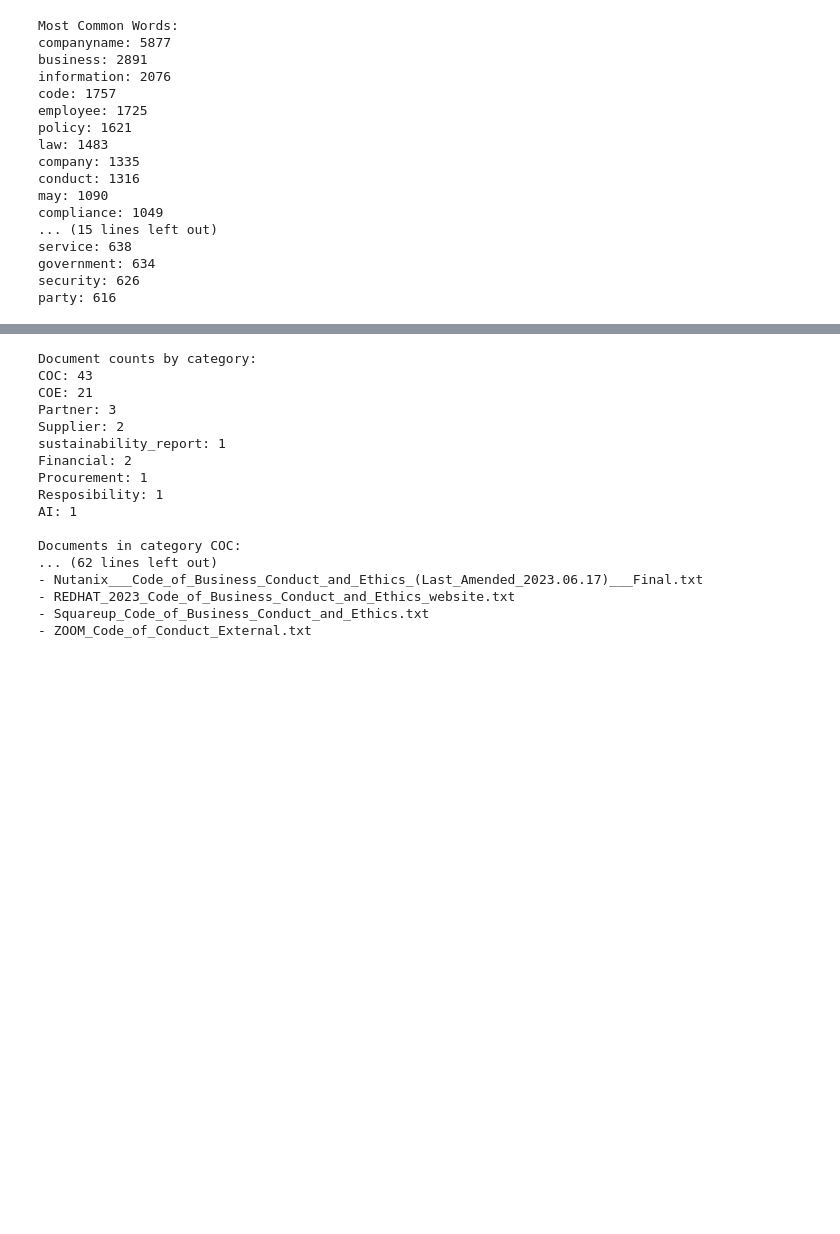
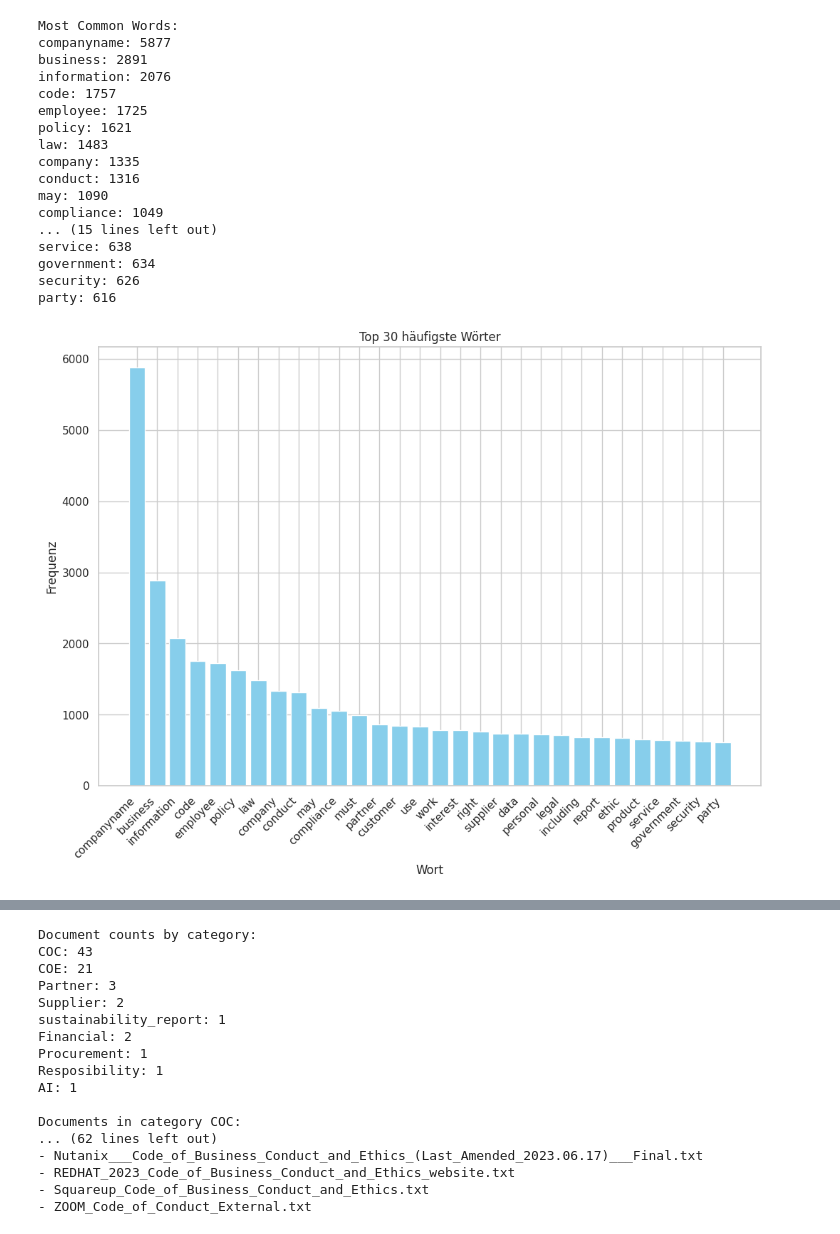
Before and after one commit to chrrei/cme-analysis, a Jupyter notebook: cme_analysis.ipynb, the cells around one changed output, grey strips where cells are left out. Saved outputs shown, nothing was run; the diff lists cells and outputs as text; code cells hidden in the pictures; blank space fills up the shorter version.

```diff
--- a/cme_analysis.ipynb
+++ b/cme_analysis.ipynb
@@ -184,4 +184,18 @@ service: 638
 government: 634
 security: 626
 party: 616
+# %%
+# Bar chart für wörterfrequenzen
+words, frequencies = zip(*common_words)
+
+plt.figure(figsize=(12, 8))
+plt.bar(words, frequencies, color='skyblue')
+plt.xlabel('Wort')
+plt.ylabel('Frequenz')
+plt.title('Top 30 häufigste Wörter')
+plt.xticks(rotation=45, ha='right')
+
+plt.show()
+# %% [output]
+[figure, added]
 # %%
```
Also changed, not shown: parts of 14 cells of this notebook, 1 other file.
